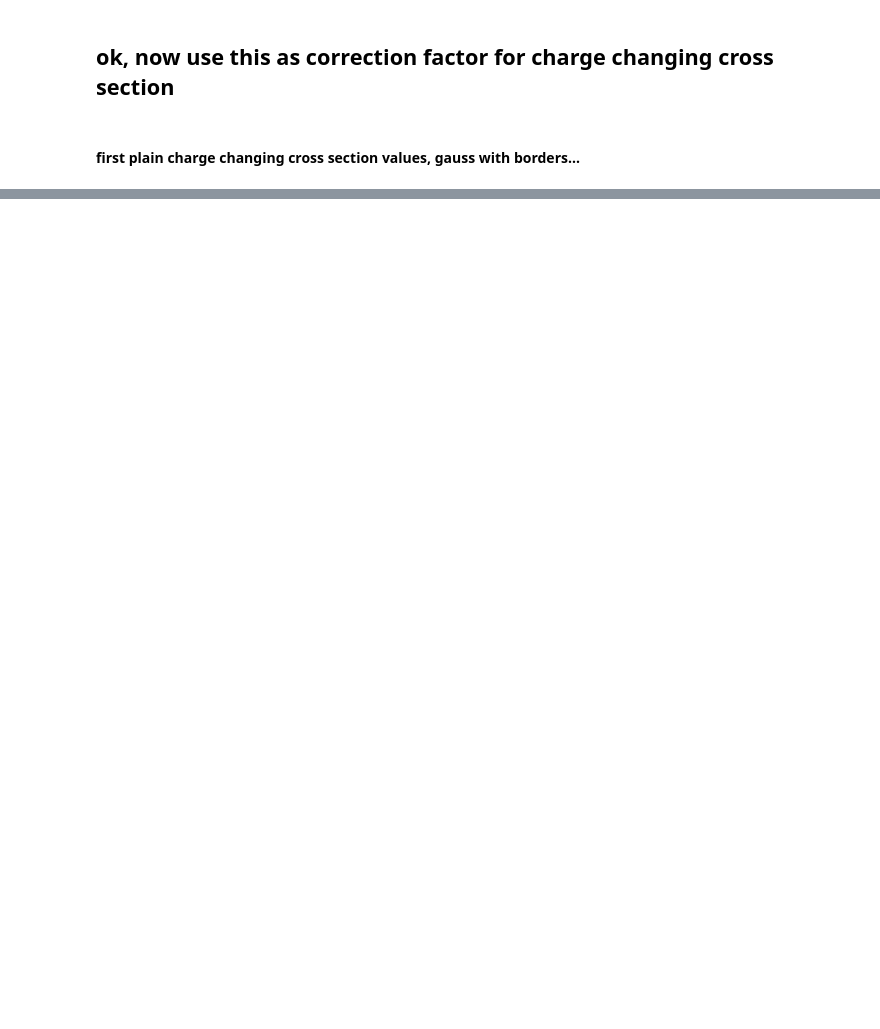
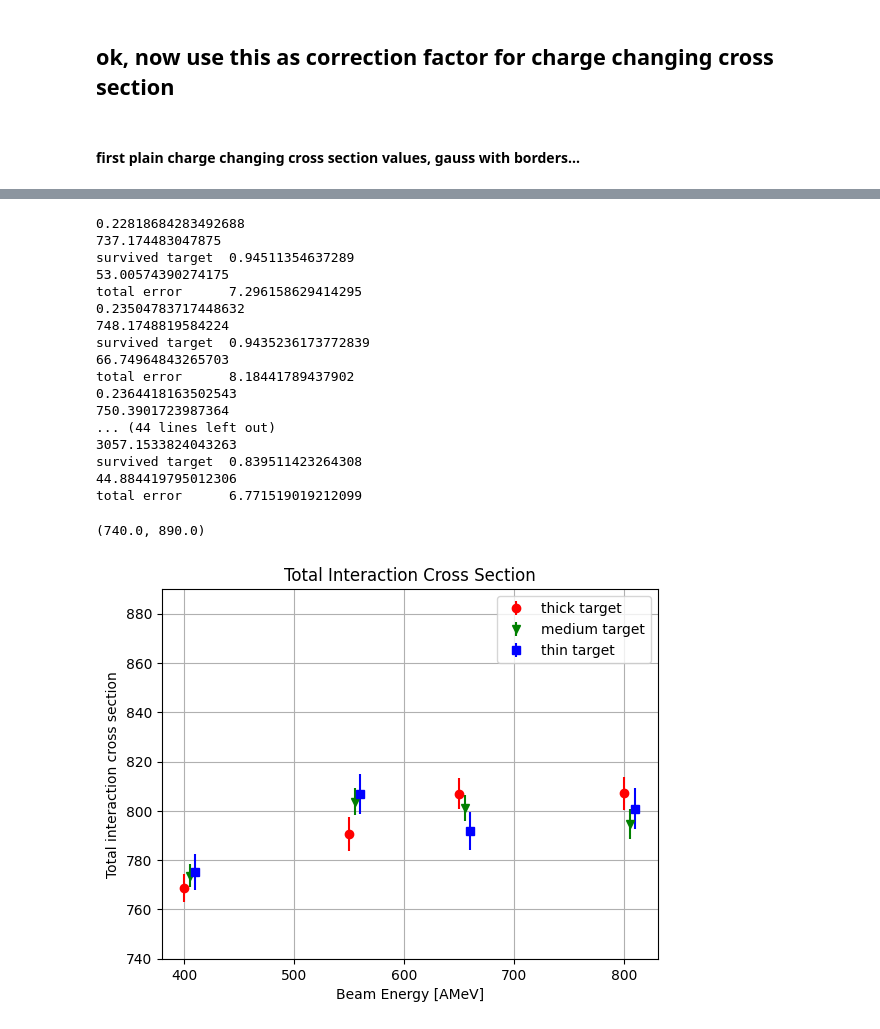
Before and after one commit to jenegger/r3bweek24_gsi, a Jupyter notebook: twim_eff_mw1_2.ipynb, the cells around one changed output, grey strips where cells are left out. Saved outputs shown, nothing was run; the diff lists cells and outputs as text; code cells hidden in the pictures; blank space fills up the shorter version.

```diff
--- a/twim_eff_mw1_2.ipynb
+++ b/twim_eff_mw1_2.ipynb
@@ -288,0 +328,4 @@ Text(0.5, 1.0, 'Geo. Corr. Charge Changing Cross Section')
+# %%
+tot_cs_thin = list( map(add, geo_corr_cs_charge_thin, thin_quad4))
+tot_cs_medium = list( map(add, geo_corr_cs_charge_medium, medium_quad4))
+tot_cs_thick = list( map(add,geo_corr_cs_charge_thick,thick_quad4))
@@ -288,0 +344,43 @@ Text(0.5, 1.0, 'Geo. Corr. Charge Changing Cross Section')
+# %%
+test = 'numbers/comb_gauss2d_border.txt'
+err_values_thin = stat_errors(test,"thin")
+err_values_medium = stat_errors(test,"medium")
+err_values_thick = stat_errors(test,"thick")
+
+fig, ax = plt.subplots()
+#fig.tight_layout()
+energy = [400,550,650,800]
+ax.errorbar(energy,tot_cs_thick,yerr=err_values_thick,label="thick target",color='red',marker="o",fmt="o")
+
+energy = [405,555,655,805]
+ax.errorbar(energy,tot_cs_medium,yerr=err_values_medium,label="medium target",color='green',marker="v",fmt="o")
+
+energy = [410,560,660,810]
+ax.errorbar(energy,tot_cs_thin,yerr=err_values_thin,label="thin target",color='blue',marker="s",fmt="o")
+
+ax.legend()
+ax.grid()
+ax.set_xlabel("Beam Energy [AMeV]")
+ax.set_ylabel("Total interaction cross section")
+ax.set_title("Total Interaction Cross Section")
+ax.set_ylim(740,890)
+# %% [output]
+0.22818684283492688
+737.174483047875
+survived target  0.94511354637289
+53.00574390274175
+total error      7.296158629414295
+0.23504783717448632
+748.1748819584224
+survived target  0.9435236173772839
+66.74964843265703
+total error      8.18441789437902
+0.2364418163502543
+750.3901723987364
+... (44 lines left out)
+3057.1533824043263
+survived target  0.839511423264308
+44.884419795012306
+total error      6.771519019212099
+(740.0, 890.0)
+[figure, added]
```
Also changed, not shown: parts of 11 cells of this notebook, 17 other files.
